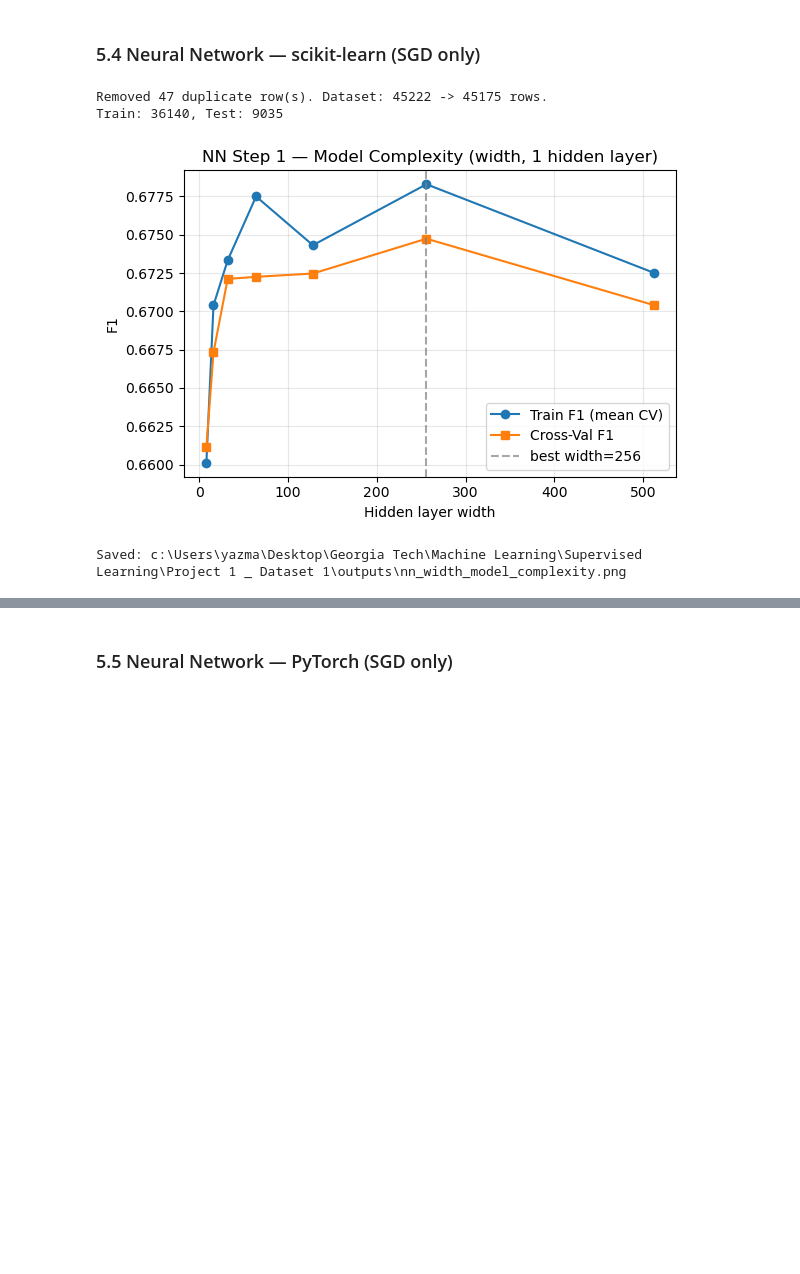
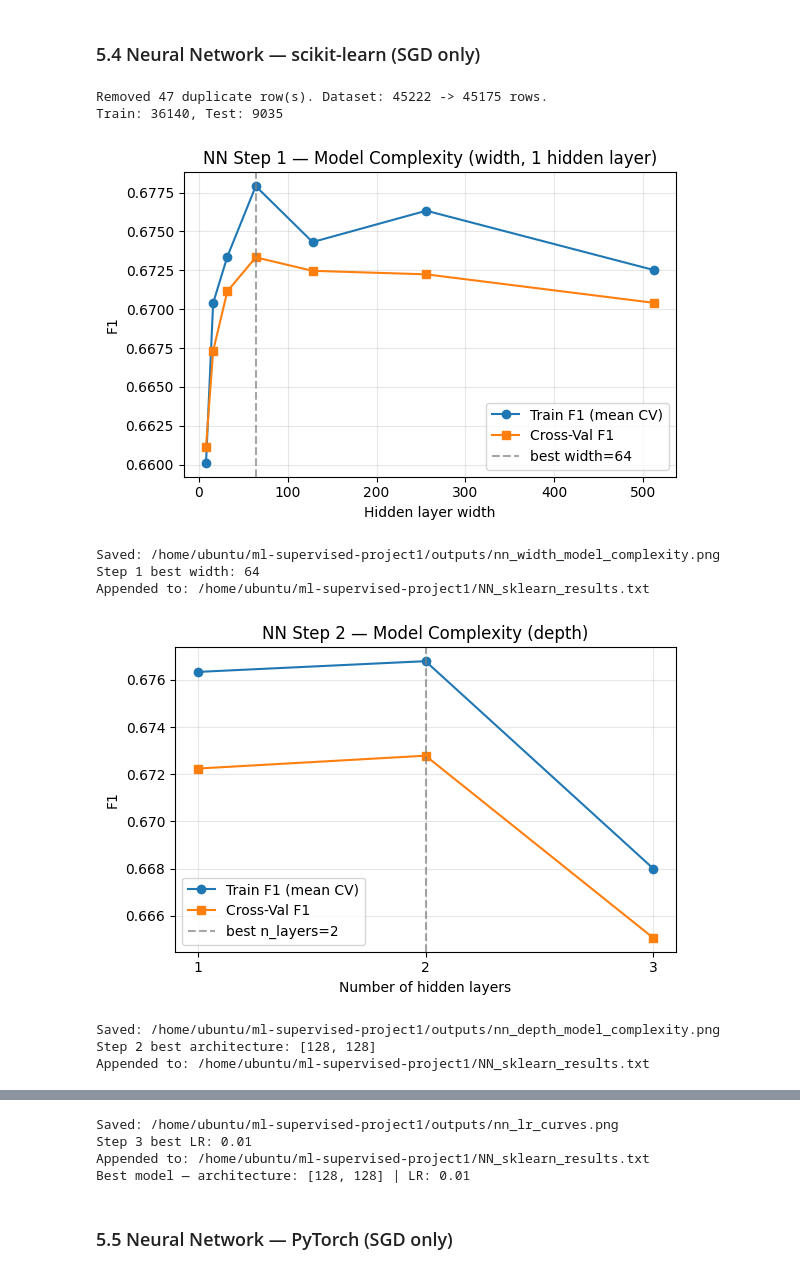
Before and after one commit to yazanelmahmoud/ml-supervised-project1, a Jupyter notebook: project1_results.ipynb, the cells around one changed output, grey strips where cells are left out. Cells and saved outputs as stored; diff of their text form; code cells hidden in the pictures; blank space fills up the shorter version.

Commit message:
Add NN sklearn experiments, results, and outputs

```diff
--- a/project1_results.ipynb
+++ b/project1_results.ipynb
@@ -203,24 +203,33 @@ Appended to: c:\Users\yazma\Desktop\Georgia Tech\Machine Learning\Supervised Lea
 # %%
 from utils import set_seed
 from preprocessing import get_dataset
-from models_nn_sklearn import run_nn_step1, run_nn_step2, run_nn_step3
+from models_nn_sklearn import run_nn_step1, run_nn_step2, run_nn_step3, run_nn_step4
 
 set_seed()
 X_train, y_train, X_test, y_test = get_dataset()
 print(f"Train: {X_train.shape[0]}, Test: {X_test.shape[0]}")
 
 # Step 1: Width sweep (1 hidden layer), model complexity curve → best width
 nn_step1 = run_nn_step1(X_train, y_train, X_test, y_test)
 
-# Step 2: Depth vs width [256], [128,128], [64,64,64] → best architecture
+# Step 2: Depth vs width [64], [32,32], [16,16,16,16] → best architecture
 nn_step2 = run_nn_step2(X_train, y_train, X_test, y_test, nn_step1)
 
 # Step 3: LR sweep with best architecture → best LR; epoch curve
 nn_step3 = run_nn_step3(X_train, y_train, X_test, y_test, nn_step2)
 
-# Best model summary is printed and saved to NN_sklearn_results.txt
+# Step 4: Final model — learning curve, confusion matrix, runtime, test set metrics
+nn_step4 = run_nn_step4(X_train, y_train, X_test, y_test, nn_step3)
+
+# All results saved to NN_sklearn_results.txt
 # %% [output]
 Removed 47 duplicate row(s). Dataset: 45222 -> 45175 rows.
 Train: 36140, Test: 9035
-[figure, old version]
+[figure, new version]
-Saved: c:\Users\yazma\Desktop\Georgia Tech\Machine Learning\Supervised Learning\Project 1 _ Dataset 1\outputs\nn_width_model_complexity.png
+Saved: /home/ubuntu/ml-supervised-project1/outputs/nn_width_model_complexity.png
+Step 1 best width: 64
+Appended to: /home/ubuntu/ml-supervised-project1/NN_sklearn_results.txt
+[figure, added]
+Saved: /home/ubuntu/ml-supervised-project1/outputs/nn_depth_model_complexity.png
+Step 2 best architecture: [128, 128]
+Appended to: /home/ubuntu/ml-supervised-project1/NN_sklearn_results.txt
@@ -227,3 +237,7 @@ Saved: c:\Users\yazma\Desktop\Georgia Tech\Machine Learning\Supervised Learning\
+Saved: /home/ubuntu/ml-supervised-project1/outputs/nn_lr_curves.png
+Step 3 best LR: 0.01
+Appended to: /home/ubuntu/ml-supervised-project1/NN_sklearn_results.txt
+Best model — architecture: [128, 128] | LR: 0.01
 # %% [markdown]
 ### 5.5 Neural Network — PyTorch (SGD only)
 # %%
```
Also changed, not shown: parts of 1 cell of this notebook, 11 other files.
